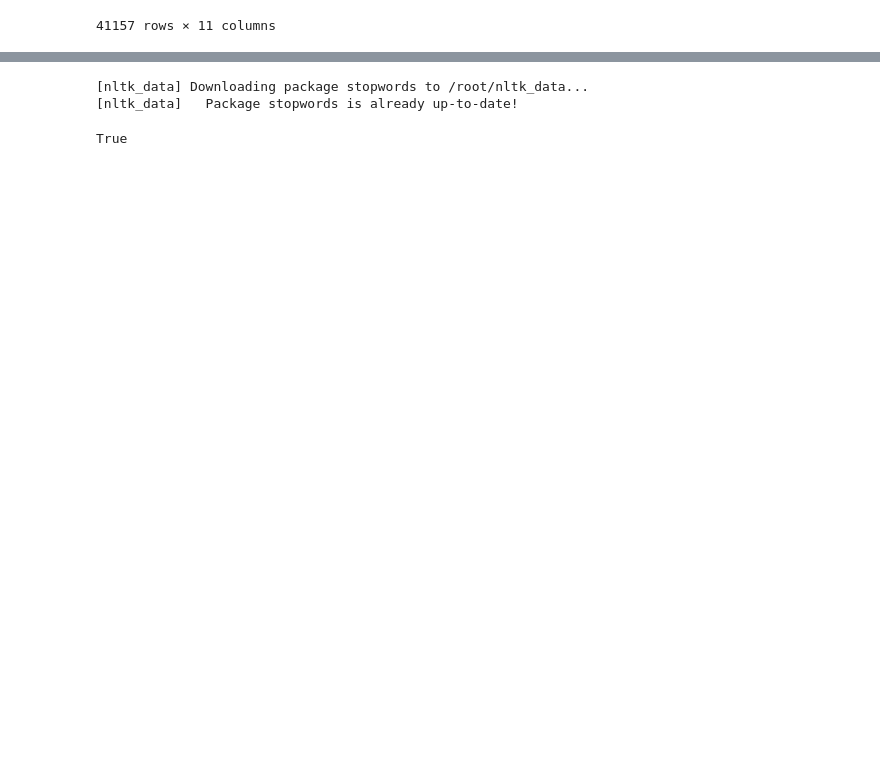
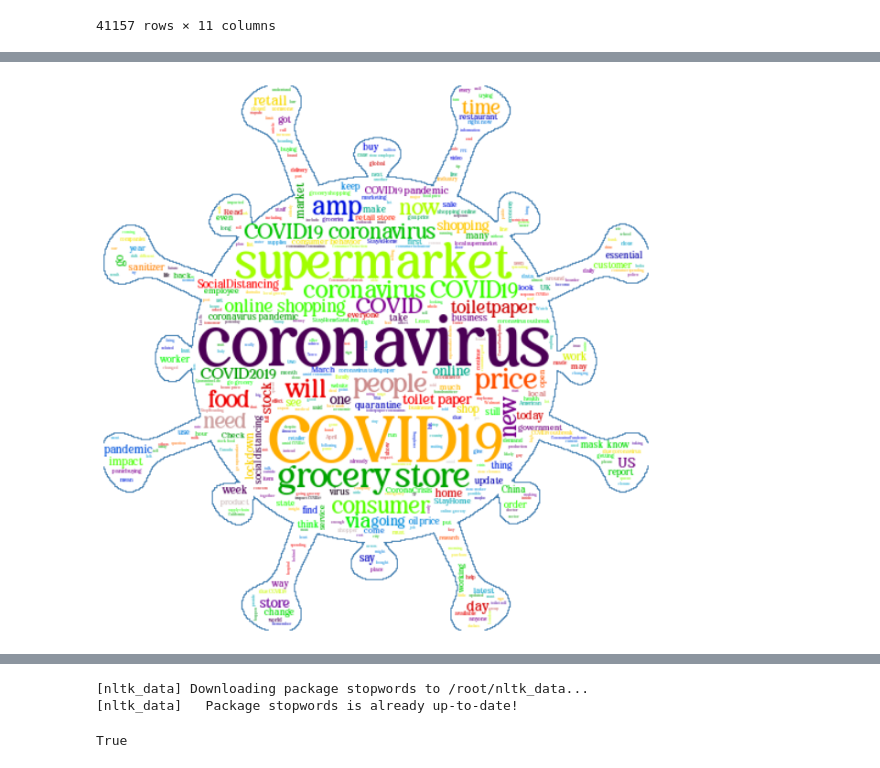
Before and after one commit to Yash1289/CoronaVirus_Tweet_Sentiment, a Jupyter notebook: Coronavirus_Tweet_Sentiment_Analysis_Capstone_Project.ipynb, the cells around one changed output, grey strips where cells are left out. Cells and saved outputs as stored; diff of their text form; code cells hidden in the pictures; blank space fills up the shorter version.

```diff
--- a/Coronavirus_Tweet_Sentiment_Analysis_Capstone_Project.ipynb
+++ b/Coronavirus_Tweet_Sentiment_Analysis_Capstone_Project.ipynb
@@ -424,0 +427,5 @@ plt.show()
+# %%
+positive_tweets = corona_eda_df[corona_eda_df["Sentiment"] == "Positive"]
+corona_wordcloud(positive_tweets)
+# %% [output]
+[figure, added]
```
Also changed, not shown: parts of 186 cells of this notebook.
